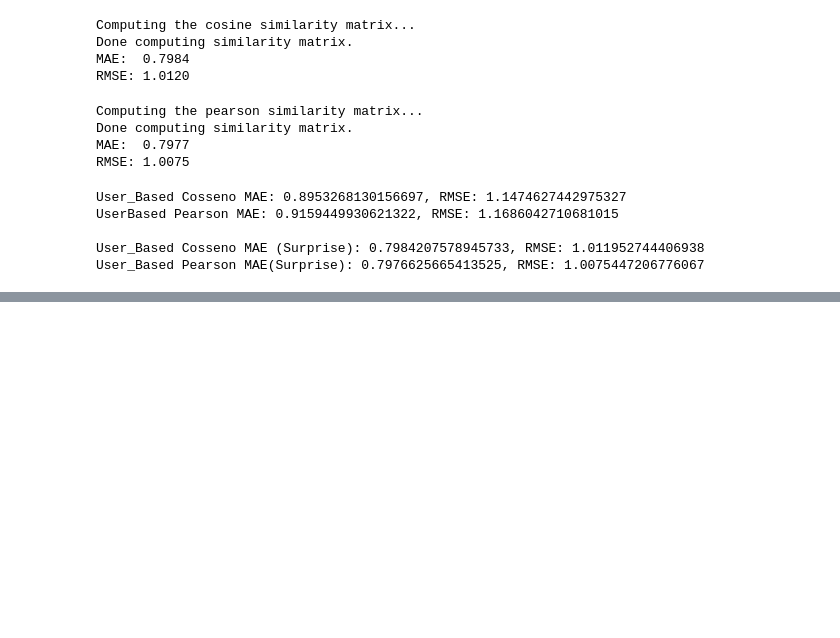
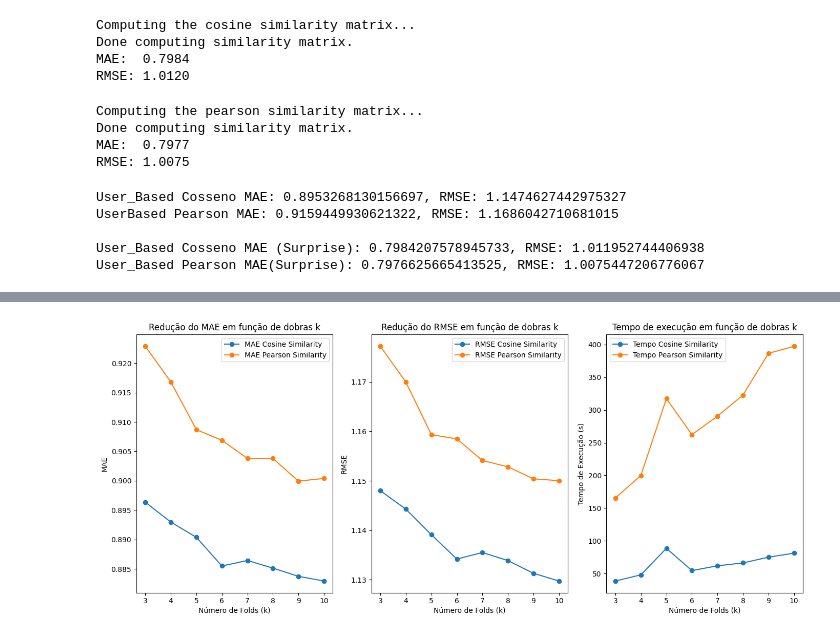
Before and after one commit to CarlosAlves3031/Trabalho-Recsys, a Jupyter notebook: MemoryBased.ipynb, the cells around one changed output, grey strips where cells are left out. Saved outputs shown, nothing was run; the diff lists cells and outputs as text; code cells hidden in the pictures; blank space fills up the shorter version.

```diff
--- a/MemoryBased.ipynb
+++ b/MemoryBased.ipynb
@@ -15,7 +16,7 @@ import matplotlib.pyplot as plt
 import seaborn as sns
 # %%
 # Carregar dataset
-data = pd.read_csv(r"ml-100k\u.data", sep="\t", names=["user_id", "item_id", "rating", "timestamp"])
+data = pd.read_csv(r"D:\Projetos\Recsys\Trabalho\Recsys\ml-100k\ml-100k\u.data", sep="\t", names=["user_id", "item_id", "rating", "timestamp"])
 data = data.drop('timestamp', axis=1)
 data.head()
 # %% [output]
@@ -476,12 +336,0 @@ RMSE: 1.1771926554308614
-# %%
-# Definir parâmetros
-k = 4  # Número de folds
-K_neighbors = 19  # Número de vizinhos
-print("k =", k)
-# Validar com similaridade de cosseno
-mae_cosine, rmse_cosine = cross_validate(data, k, K_neighbors, cosine_similarity)
-print(f"Validação Cruzada - Similaridade de Cosseno:\nMAE: {np.mean(mae_cosine)}\nRMSE: {np.mean(rmse_cosine)}")
-
-# Validar com similaridade de Pearson
-mae_pearson, rmse_pearson = cross_validate(data, k, K_neighbors, pearson_similarity)
-print(f"Validação Cruzada - Similaridade de Pearson:\nMAE: {np.mean(mae_pearson)}\nRMSE: {np.mean(rmse_pearson)}")
@@ -495,0 +337,78 @@ RMSE: 1.169957816485097
+# %%
+# Definir uma função para testar diferentes valores de k (número de folds) e armazenar resultados, incluindo tempos de execução
+def test_k_folds(max_k, data, K_neighbors, similarity_func_cosine, similarity_func_pearson):
+    k_values = range(3, max_k + 1)
+
+    mae_cosine_values = []
+    rmse_cosine_values = []
+    mae_pearson_values = []
+    rmse_pearson_values = []
+    times_cosine = []
+    times_pearson = []
+
+    for k in k_values:
+        print(f"Testando para k = {k}")
+
+        # Medir o tempo para a similaridade de cosseno
+        start_time = time.time()
+        mae_cosine, rmse_cosine = cross_validate(data, k, K_neighbors, similarity_func_cosine)
+        end_time = time.time()
+        times_cosine.append(end_time - start_time)
+
+        mae_cosine_values.append(np.mean(mae_cosine))
+        rmse_cosine_values.append(np.mean(rmse_cosine))
+        print(f"Validação Cruzada - Similaridade de Cosseno para k = {k}:\nMAE: {np.mean(mae_cosine)}\nRMSE: {np.mean(rmse_cosine)}\nTempo: {end_time - start_time}s\n")
+
+        # Medir o tempo para a similaridade de Pearson
+        start_time = time.time()
+        mae_pearson, rmse_pearson = cross_validate(data, k, K_neighbors, similarity_func_pearson)
+        end_time = time.time()
+        times_pearson.append(end_time - start_time)
+
+        mae_pearson_values.append(np.mean(mae_pearson))
+        rmse_pearson_values.append(np.mean(rmse_pearson))
+        print(f"Validação Cruzada - Similaridade de Pearson para k = {k}:\nMAE: {np.mean(mae_pearson)}\nRMSE: {np.mean(rmse_pearson)}\nTempo: {end_time - start_time}s\n")
+
+    return k_values, mae_cosine_values, rmse_cosine_values, mae_pearson_values, rmse_pearson_values, times_cosine, times_pearson
+
+# Definir parâmetros
+max_k = 10  # Máximo número de folds
+K_neighbors = 19  # Número de vizinhos
+
+# Chamar a função para testar valores de k de 1 até max_k
+results = test_k_folds(max_k, data, K_neighbors, cosine_similarity, pearson_similarity)
+k_values, mae_cosine_values, rmse_cosine_values, mae_pearson_values, rmse_pearson_values, times_cosine, times_pearson = results
+
+# Plotar os gráficos
+plt.figure(figsize=(14, 6))
+
+# Plotar MAE
+plt.subplot(1, 3, 1)
+plt.plot(k_values, mae_cosine_values, marker='o', label='MAE Cosine Similarity')
+plt.plot(k_values, mae_pearson_values, marker='o', label='MAE Pearson Similarity')
+plt.xlabel('Número de Folds (k)')
+plt.ylabel('MAE')
+plt.title('Redução do MAE em função de dobras k')
+plt.legend()
+
+# Plotar RMSE
+plt.subplot(1, 3, 2)
+plt.plot(k_values, rmse_cosine_values, marker='o', label='RMSE Cosine Similarity')
+plt.plot(k_values, rmse_pearson_values, marker='o', label='RMSE Pearson Similarity')
+plt.xlabel('Número de Folds (k)')
+plt.ylabel('RMSE')
+plt.title('Redução do RMSE em função de dobras k')
+plt.legend()
+
+# Plotar Tempo de Execução
+plt.subplot(1, 3, 3)
+plt.plot(k_values, times_cosine, marker='o', label='Tempo Cosine Similarity')
+plt.plot(k_values, times_pearson, marker='o', label='Tempo Pearson Similarity')
+plt.xlabel('Número de Folds (k)')
+plt.ylabel('Tempo de Execução (s)')
+plt.title('Tempo de execução em função de dobras k')
+plt.legend()
+
+plt.tight_layout()
+plt.show()
+# %% [output]
@@ -495,0 +433 @@ RMSE: 1.169957816485097
+[figure, added]
```
Also changed, not shown: parts of 10 cells of this notebook.
